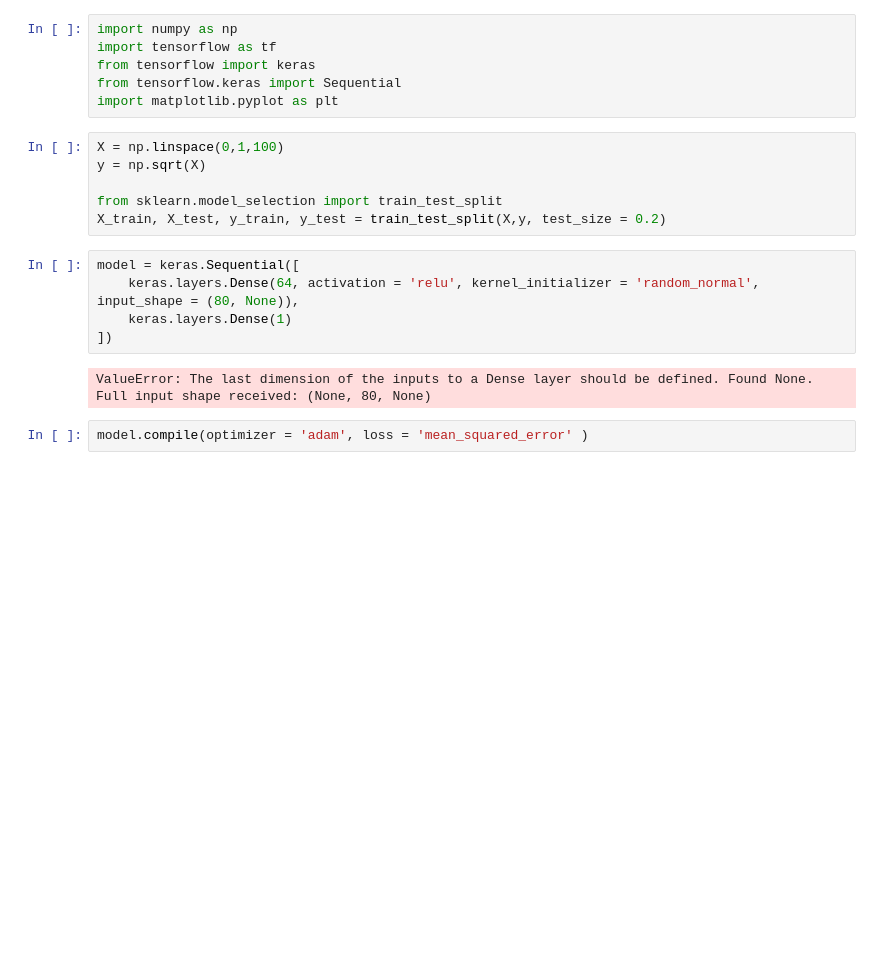
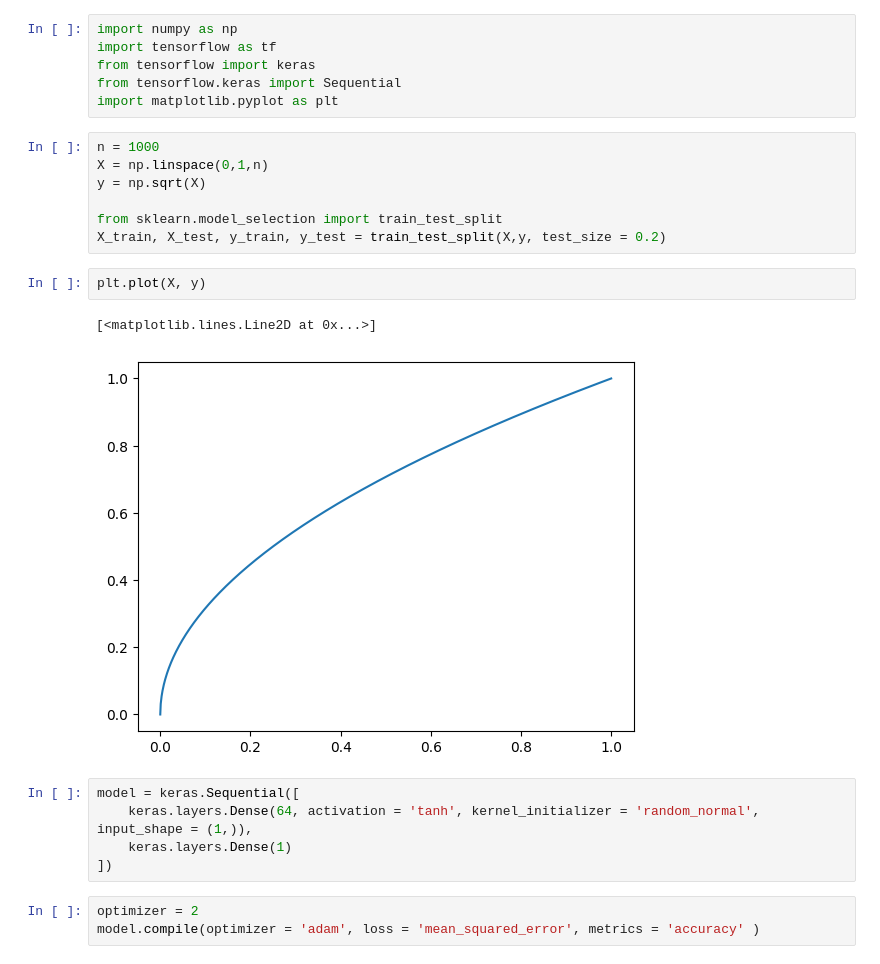
Before and after one commit to Mackay-Fisher/research-neural-net, a Jupyter notebook: ode approx.ipynb, the cells around one changed output. Saved outputs shown, nothing was run; the diff lists cells and outputs as text; blank space fills up the shorter version.

```diff
--- a/ode approx.ipynb
+++ b/ode approx.ipynb
@@ -5,17 +5,22 @@ from tensorflow import keras
 from tensorflow.keras import Sequential
 import matplotlib.pyplot as plt
 # %%
-X = np.linspace(0,1,100)
+n = 1000
+X = np.linspace(0,1,n)
 y = np.sqrt(X)
 
 from sklearn.model_selection import train_test_split
 X_train, X_test, y_train, y_test = train_test_split(X,y, test_size = 0.2)
+# %%
+plt.plot(X, y)
+# %% [output]
+[<matplotlib.lines.Line2D at 0x...>]
+[figure, added]
 # %%
 model = keras.Sequential([
-    keras.layers.Dense(64, activation = 'relu', kernel_initializer = 'random_normal', input_shape = (80, None)),
+    keras.layers.Dense(64, activation = 'tanh', kernel_initializer = 'random_normal', input_shape = (1,)),
     keras.layers.Dense(1)
 ])
-# %% [output]
-ValueError: The last dimension of the inputs to a Dense layer should be defined. Found None. Full input shape received: (None, 80, None)
 # %%
-model.compile(optimizer = 'adam', loss = 'mean_squared_error' )
+optimizer = 2
+model.compile(optimizer = 'adam', loss = 'mean_squared_error', metrics = 'accuracy' )
```
Also changed, not shown: parts of 5 cells of this notebook, 4 other files.
